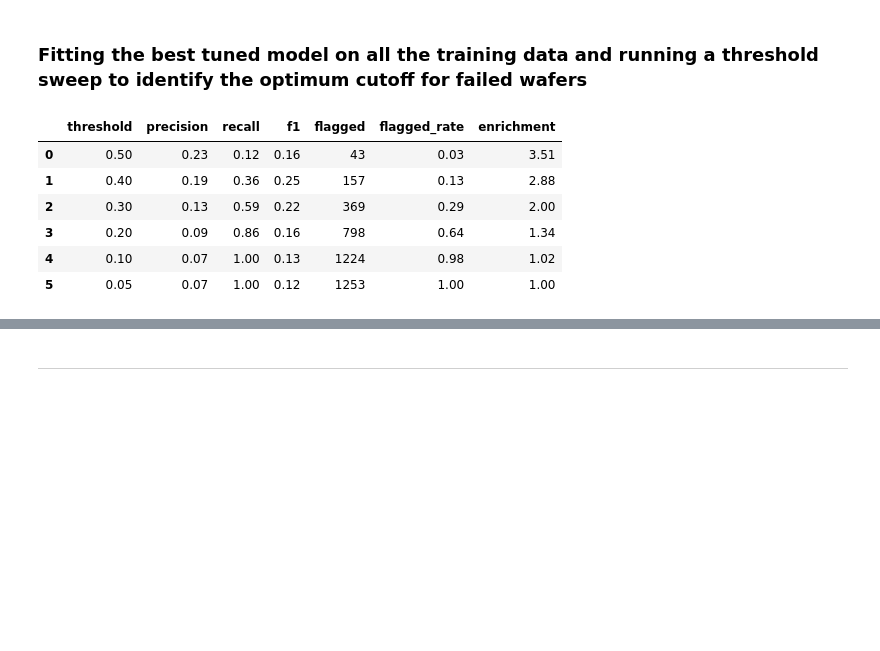
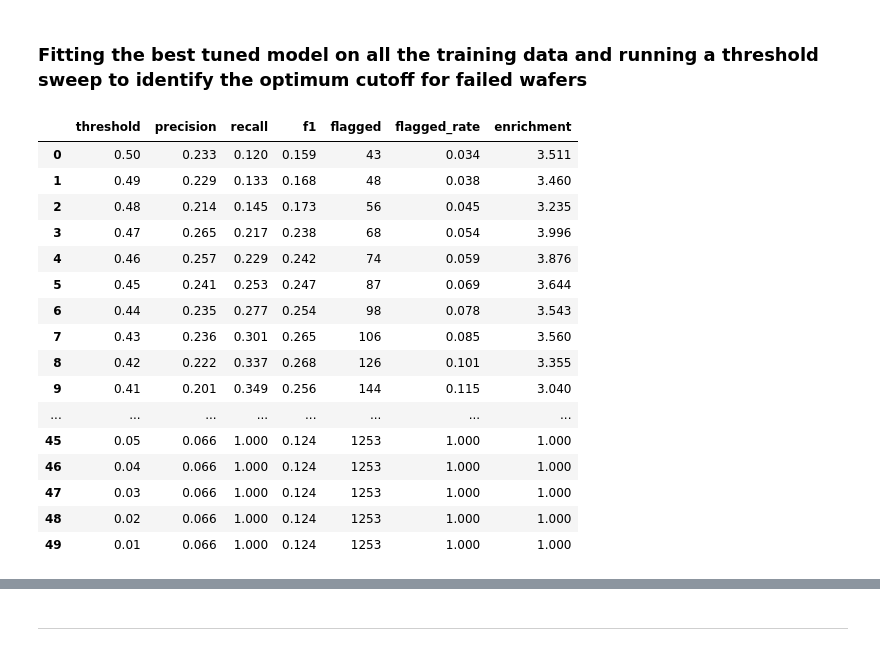
Before and after one commit to intuitiveengineer/secom-ml, a Jupyter notebook: notebooks/01-modeling.ipynb, the cells around one changed output, grey strips where cells are left out. Drawn from its saved outputs; the diff is of its cells as text; code cells hidden in the pictures; blank space fills up the shorter version.

Commit message:
added finer threshold sweep

```diff
--- a/notebooks/01-modeling.ipynb
+++ b/notebooks/01-modeling.ipynb
@@ -412,12 +412,12 @@ def threshold_sweep_from_proba(y_true, y_proba, thresholds):
 
         results.append({
             "threshold": threshold,
-            "precision": round(precision, 2),
-            "recall": round(recall_score(y_true, y_pred), 2),
-            "f1": round(f1_score(y_true, y_pred), 2),
+            "precision": precision,
+            "recall": recall_score(y_true, y_pred),
+            "f1": f1_score(y_true, y_pred),
             "flagged": y_pred.sum(),
-            "flagged_rate": round(y_pred.mean(), 2),
-            "enrichment": round(precision / baseline_failure_rate, 2)
+            "flagged_rate": y_pred.mean(),
+            "enrichment": precision / baseline_failure_rate
         })
 
     return (
@@ -443,14 +443,24 @@ def eval_threshold(best_pipe: Pipeline, thresholds: list[int], X_train: pd.DataF
         thresholds=thresholds
     )
 # %%
-thresholds = [0.05, 0.10, 0.20, 0.30, 0.40, 0.50]
+thresholds = np.arange(0.01, 0.51, 0.01)
 cv_threshold_df = eval_threshold(best_pipe=best_pipe, thresholds=thresholds)
-cv_threshold_df
+cv_threshold_df.round(3)
 # %% [output]
 |  | threshold | precision | recall | f1 | flagged | flagged_rate | enrichment |
-| 0 | 0.50 | 0.23 | 0.12 | 0.16 | 43 | 0.03 | 3.51 |
-| 1 | 0.40 | 0.19 | 0.36 | 0.25 | 157 | 0.13 | 2.88 |
-| 2 | 0.30 | 0.13 | 0.59 | 0.22 | 369 | 0.29 | 2.00 |
-| 3 | 0.20 | 0.09 | 0.86 | 0.16 | 798 | 0.64 | 1.34 |
-| 4 | 0.10 | 0.07 | 1.00 | 0.13 | 1224 | 0.98 | 1.02 |
-| 5 | 0.05 | 0.07 | 1.00 | 0.12 | 1253 | 1.00 | 1.00 |
+| 0 | 0.50 | 0.233 | 0.120 | 0.159 | 43 | 0.034 | 3.511 |
+| 1 | 0.49 | 0.229 | 0.133 | 0.168 | 48 | 0.038 | 3.460 |
+| 2 | 0.48 | 0.214 | 0.145 | 0.173 | 56 | 0.045 | 3.235 |
+| 3 | 0.47 | 0.265 | 0.217 | 0.238 | 68 | 0.054 | 3.996 |
+| 4 | 0.46 | 0.257 | 0.229 | 0.242 | 74 | 0.059 | 3.876 |
+| 5 | 0.45 | 0.241 | 0.253 | 0.247 | 87 | 0.069 | 3.644 |
+| 6 | 0.44 | 0.235 | 0.277 | 0.254 | 98 | 0.078 | 3.543 |
+| 7 | 0.43 | 0.236 | 0.301 | 0.265 | 106 | 0.085 | 3.560 |
+| 8 | 0.42 | 0.222 | 0.337 | 0.268 | 126 | 0.101 | 3.355 |
+| 9 | 0.41 | 0.201 | 0.349 | 0.256 | 144 | 0.115 | 3.040 |
+| ... | ... | ... | ... | ... | ... | ... | ... |
+| 45 | 0.05 | 0.066 | 1.000 | 0.124 | 1253 | 1.000 | 1.000 |
+| 46 | 0.04 | 0.066 | 1.000 | 0.124 | 1253 | 1.000 | 1.000 |
+| 47 | 0.03 | 0.066 | 1.000 | 0.124 | 1253 | 1.000 | 1.000 |
+| 48 | 0.02 | 0.066 | 1.000 | 0.124 | 1253 | 1.000 | 1.000 |
+| 49 | 0.01 | 0.066 | 1.000 | 0.124 | 1253 | 1.000 | 1.000 |
```
Also changed, not shown: parts of 3 cells of this notebook.
